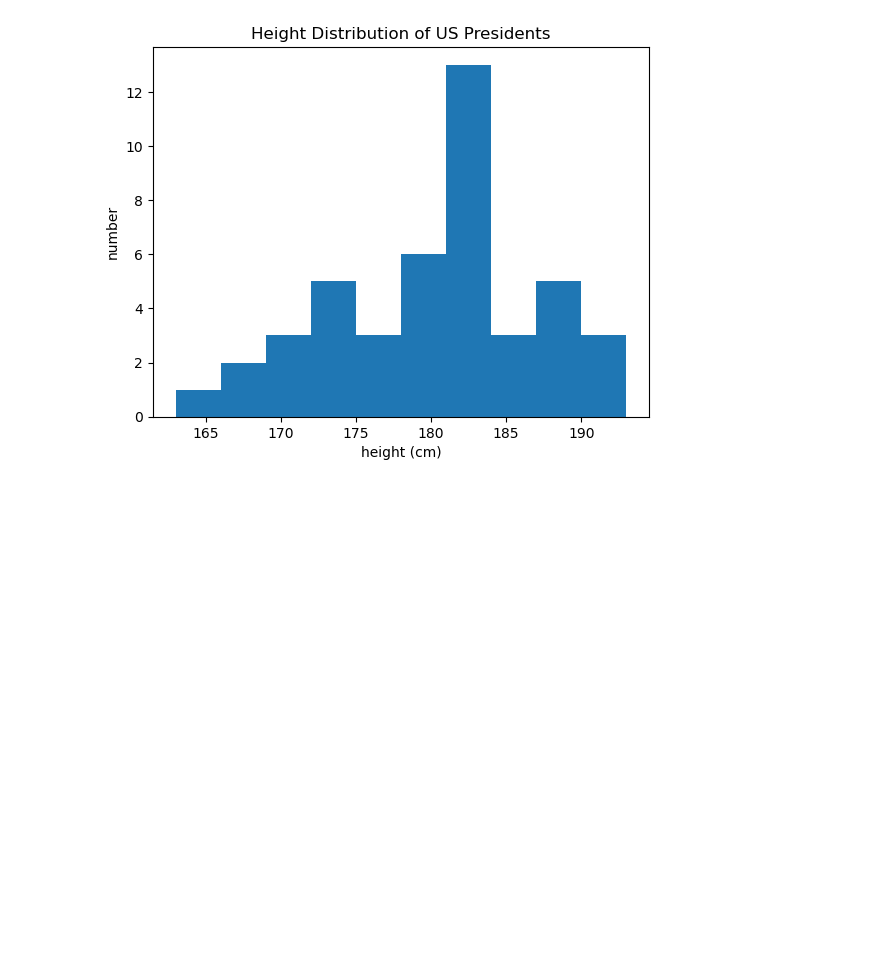
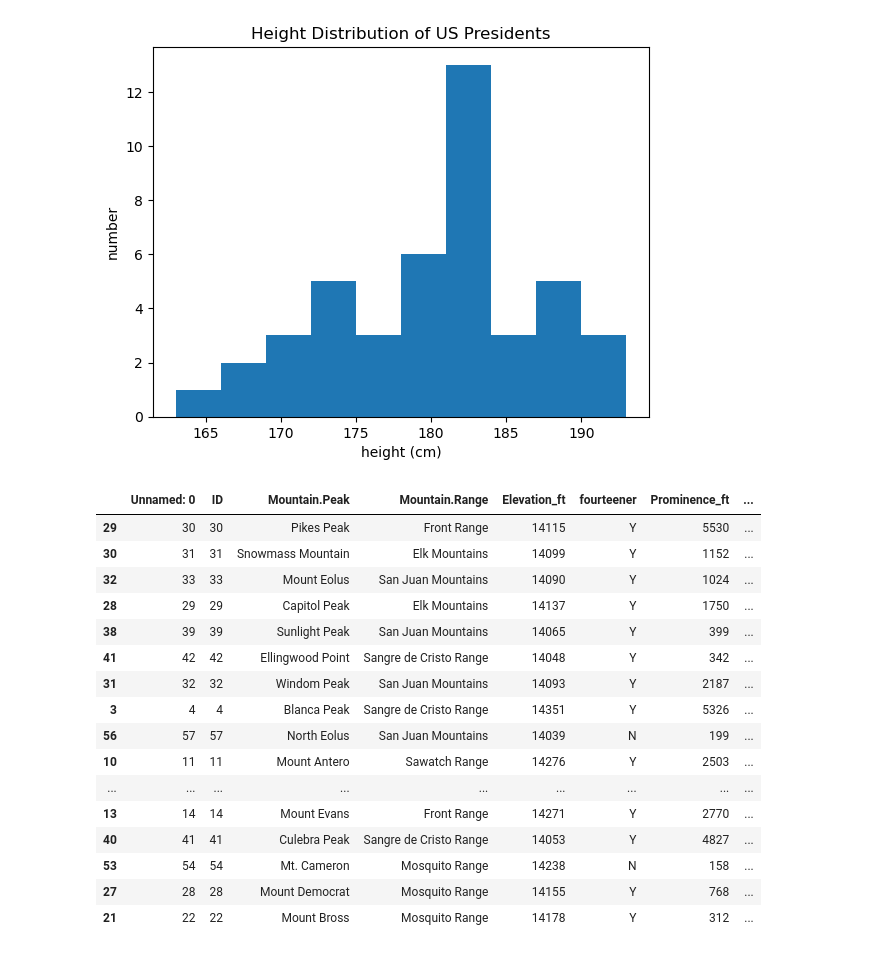
Before and after one commit to asmith9118/python_learning, a Jupyter notebook: intro_numpy.ipynb, the cells around one changed output. Cells and saved outputs as stored; diff of their text form; code cells hidden in the pictures; blank space fills up the shorter version.

```diff
--- a/intro_numpy.ipynb
+++ b/intro_numpy.ipynb
@@ -432,3 +432,29 @@ Median:   182.0
 75th percentile:  183.5
 Text(0, 0.5, 'number')
 [figure]
+# %%
+import pandas as pd
+import matplotlib.pyplot as pyplot
+import numpy as np
+
+data = pd.read_csv('.\Colorado_Fourteeners_1564_33.csv', encoding='latin1')
+data_sorted = data.sort_values(by='Distance_mi', ascending=False)
+data_sorted
+# %% [output]
+|  | Unnamed: 0 | ID | Mountain.Peak | Mountain.Range | Elevation_ft | fourteener | Prominence_ft | ... |
+| 29 | 30 | 30 | Pikes Peak | Front Range | 14115 | Y | 5530 | ... |
+| 30 | 31 | 31 | Snowmass Mountain | Elk Mountains | 14099 | Y | 1152 | ... |
+| 32 | 33 | 33 | Mount Eolus | San Juan Mountains | 14090 | Y | 1024 | ... |
+| 28 | 29 | 29 | Capitol Peak | Elk Mountains | 14137 | Y | 1750 | ... |
+| 38 | 39 | 39 | Sunlight Peak | San Juan Mountains | 14065 | Y | 399 | ... |
+| 41 | 42 | 42 | Ellingwood Point | Sangre de Cristo Range | 14048 | Y | 342 | ... |
+| 31 | 32 | 32 | Windom Peak | San Juan Mountains | 14093 | Y | 2187 | ... |
+| 3 | 4 | 4 | Blanca Peak | Sangre de Cristo Range | 14351 | Y | 5326 | ... |
+| 56 | 57 | 57 | North Eolus | San Juan Mountains | 14039 | N | 199 | ... |
+| 10 | 11 | 11 | Mount Antero | Sawatch Range | 14276 | Y | 2503 | ... |
+| ... | ... | ... | ... | ... | ... | ... | ... | ... |
+| 13 | 14 | 14 | Mount Evans | Front Range | 14271 | Y | 2770 | ... |
+| 40 | 41 | 41 | Culebra Peak | Sangre de Cristo Range | 14053 | Y | 4827 | ... |
+| 53 | 54 | 54 | Mt. Cameron | Mosquito Range | 14238 | N | 158 | ... |
+| 27 | 28 | 28 | Mount Democrat | Mosquito Range | 14155 | Y | 768 | ... |
+| 21 | 22 | 22 | Mount Bross | Mosquito Range | 14178 | Y | 312 | ... |
```
Also changed, not shown: parts of 4 cells of this notebook.
